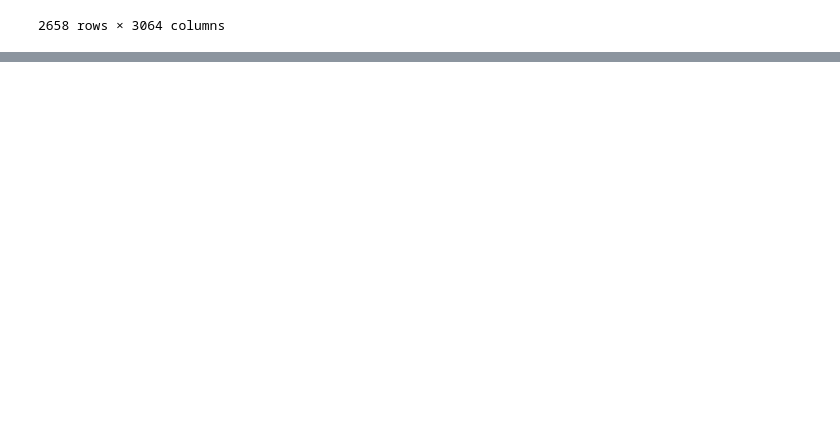
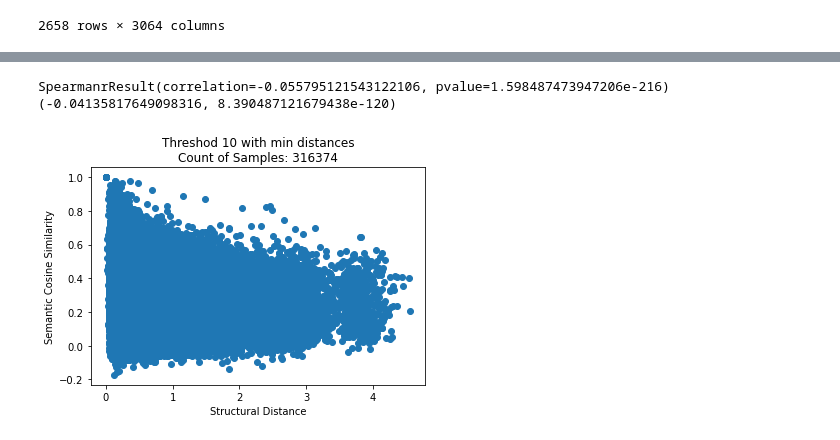
Before and after one commit to LyuZejian/CrystalEmbedding, a Jupyter notebook: Extract_Distance_Submatrix.ipynb, the cells around one changed output, grey strips where cells are left out. Saved outputs shown, nothing was run; the diff lists cells and outputs as text; code cells hidden in the pictures; blank space fills up the shorter version.

```diff
--- a/Extract_Distance_Submatrix.ipynb
+++ b/Extract_Distance_Submatrix.ipynb
@@ -431,0 +365,6 @@ SpearmanrResult(correlation=-0.02754666156756375, pvalue=9.352221481678361e-11)
+# %%
+scatter_matrix(mode='min', thre=10)
+# %% [output]
+SpearmanrResult(correlation=-0.055795121543122106, pvalue=1.598487473947206e-216)
+(-0.04135817649098316, 8.390487121679438e-120)
+[figure, added]
```
Also changed, not shown: parts of 52 cells of this notebook, 2 other files.
